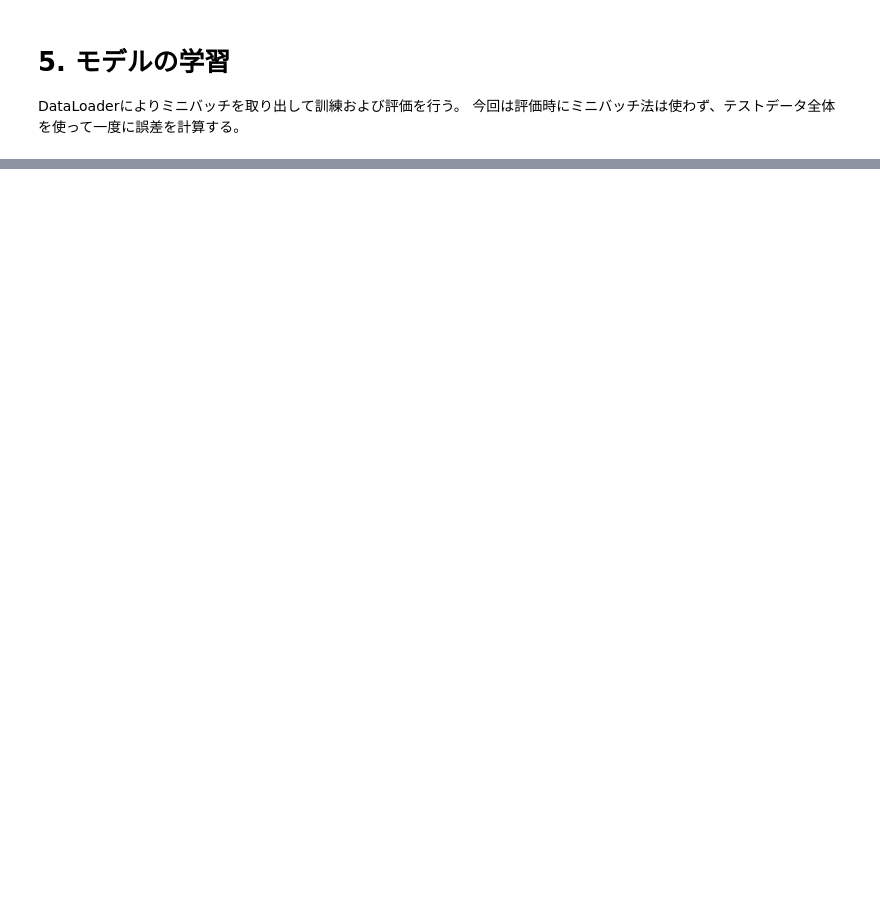
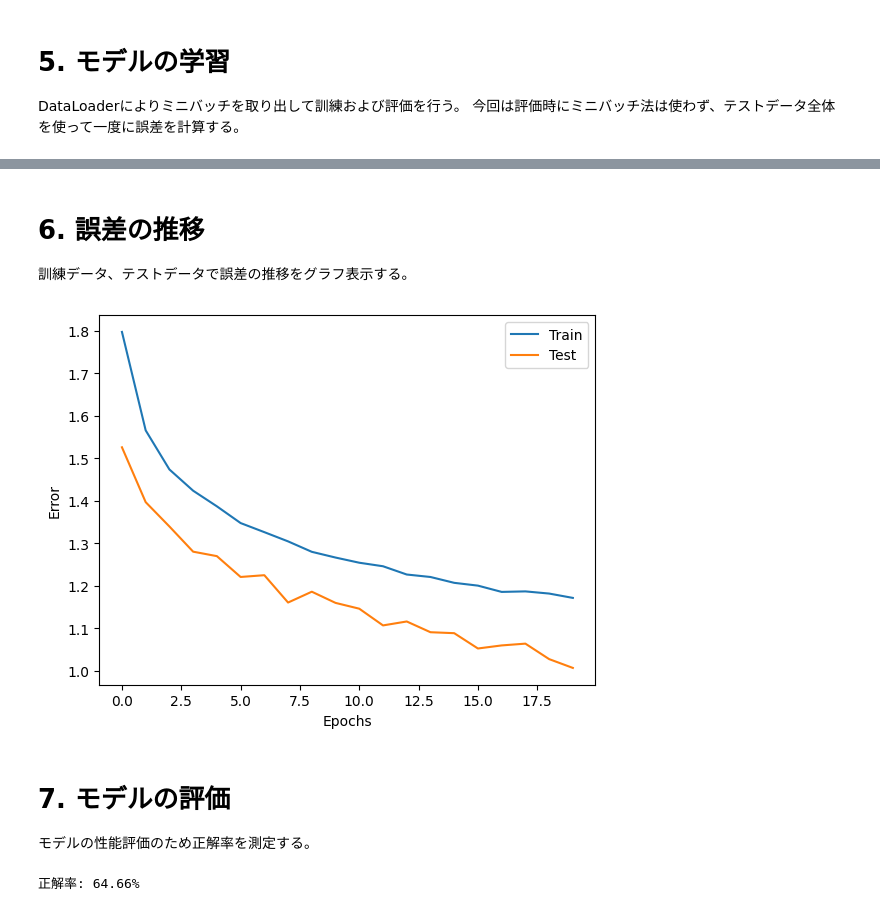
Before and after one commit to gusti-amber/udemy_pytorch, a Jupyter notebook: lecture/lec4_cnn.ipynb, the cells around one changed output, grey strips where cells are left out. Cells and saved outputs as stored; diff of their text form; code cells hidden in the pictures; blank space fills up the shorter version.

```diff
--- a/lecture/lec4_cnn.ipynb
+++ b/lecture/lec4_cnn.ipynb
@@ -194,7 +194,7 @@ class Net(nn.Module):
     # パディング: 0, ストライド: 1
     # ↓
     # 出力画像: (14-5+2*0)/1+1=10, 10*10, 16ch
-    self.conv = nn.Conv2d(6,16,5)
+    self.conv2 = nn.Conv2d(6,16,5)
 
     # プール層: (領域サイズ, ストライド)
     # 入力画像: 10*10, 16ch
@@ -215,7 +215,7 @@ class Net(nn.Module):
     x = x.view(-1, 16*5*5) # 平坦化
     x = F.relu(self.fc1(x))
     x = self.dropout(x)
-    x = F.self.fc2(x)
+    x = self.fc2(x)
     return x
 
 net = Net()
@@ -248,0 +304,30 @@ record_loss_test = []
+# %% [markdown]
+# 6. 誤差の推移
+訓練データ、テストデータで誤差の推移をグラフ表示する。
+# %%
+import matplotlib.pyplot as plt
+
+plt.plot(range(len(record_loss_train)), record_loss_train, label="Train")
+plt.plot(range(len(record_loss_test)), record_loss_test, label="Test")
+plt.legend()
+
+plt.xlabel("Epochs")
+plt.ylabel("Error")
+plt.show()
+# %% [output]
+[figure, added]
+# %% [markdown]
+# 7. モデルの評価
+モデルの性能評価のため正解率を測定する。
+# %%
+correct = 0
+total = 0
+net.eval()
+for i,(x,t) in enumerate(test_loader):
+  x,t = x.cuda(),t.cuda()
+  y = net(x)
+  correct = (y.argmax(1) == t).sum().item()
+  total += len(x)
+print("正解率:", str(correct/total*100) + "%")
+# %% [output]
+正解率: 64.66%
```
Also changed, not shown: parts of 6 cells of this notebook.
